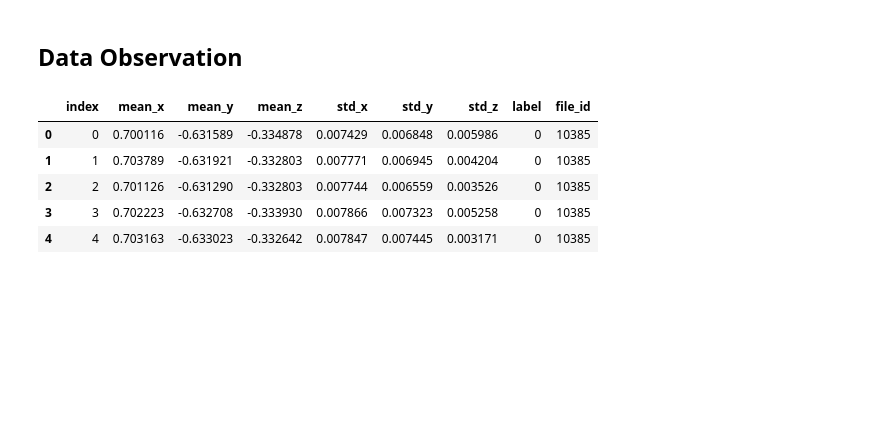
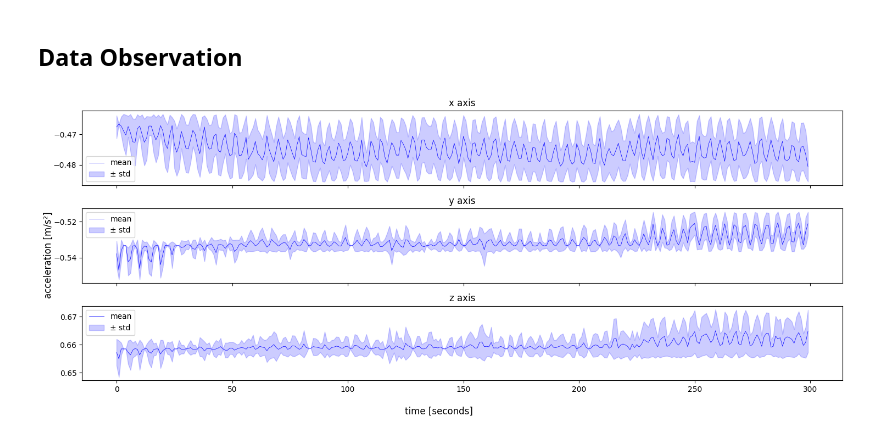
Before and after one commit to 2ec3/DM2026-Assignment-3, a Jupyter notebook: data_observation.ipynb, the cells around one changed output. Saved outputs shown, nothing was run; the diff lists cells and outputs as text; code cells hidden in the pictures; blank space fills up the shorter version.

Commit message:
add: functions to plot the figure of one file

```diff
--- a/data_observation.ipynb
+++ b/data_observation.ipynb
@@ -25,13 +26,46 @@ def get_train_user_file_csv(file_id, user_id = 0):
         raise FileNotFoundError(f"No file found for file_id={file_id}")
 
     return pd.read_csv(matches[0])
+
+def data_frame_to_figures(df):
+    fig, axes = plt.subplots(3, 1, figsize=(15, 6), sharex=True)
+
+    seconds = df['index']
+
+    axes_map = {
+        0: ('x axis', 'mean_x', 'std_x'),
+        1: ('y axis', 'mean_y', 'std_y'),
+        2: ('z axis', 'mean_z', 'std_z'),
+    }
+
+    for i, (label, mean_col, std_col) in axes_map.items():
+        mean = df[mean_col]
+        std = df[std_col]
+
+        ax = axes[i]
+
+        ax.plot(seconds, mean, color='blue', label='mean', lw = 0.5)
+
+        ax.fill_between(
+            seconds,
+            mean - std,
+            mean + std,
+            color='blue',
+            alpha=0.2,
+            label='± std'
+        )
+
+        ax.set_title(label)
+        ax.legend()
+
+    fig.supylabel("acceleration [m/s²]")
+    fig.supxlabel("time [seconds]")
+
+    plt.tight_layout()
+    plt.show()
 # %%
-df = get_train_user_file_csv(10385)
+df = get_train_user_file_csv(1)
 df.head()
+data_frame_to_figures(df)
 # %% [output]
-|  | index | mean_x | mean_y | mean_z | std_x | std_y | std_z | label | file_id |
-| 0 | 0 | 0.700116 | -0.631589 | -0.334878 | 0.007429 | 0.006848 | 0.005986 | 0 | 10385 |
-| 1 | 1 | 0.703789 | -0.631921 | -0.332803 | 0.007771 | 0.006945 | 0.004204 | 0 | 10385 |
-| 2 | 2 | 0.701126 | -0.631290 | -0.332803 | 0.007744 | 0.006559 | 0.003526 | 0 | 10385 |
-| 3 | 3 | 0.702223 | -0.632708 | -0.333930 | 0.007866 | 0.007323 | 0.005258 | 0 | 10385 |
-| 4 | 4 | 0.703163 | -0.633023 | -0.332642 | 0.007847 | 0.007445 | 0.003171 | 0 | 10385 |
+[figure, added]
```
Also changed, not shown: parts of 1 cell of this notebook.
